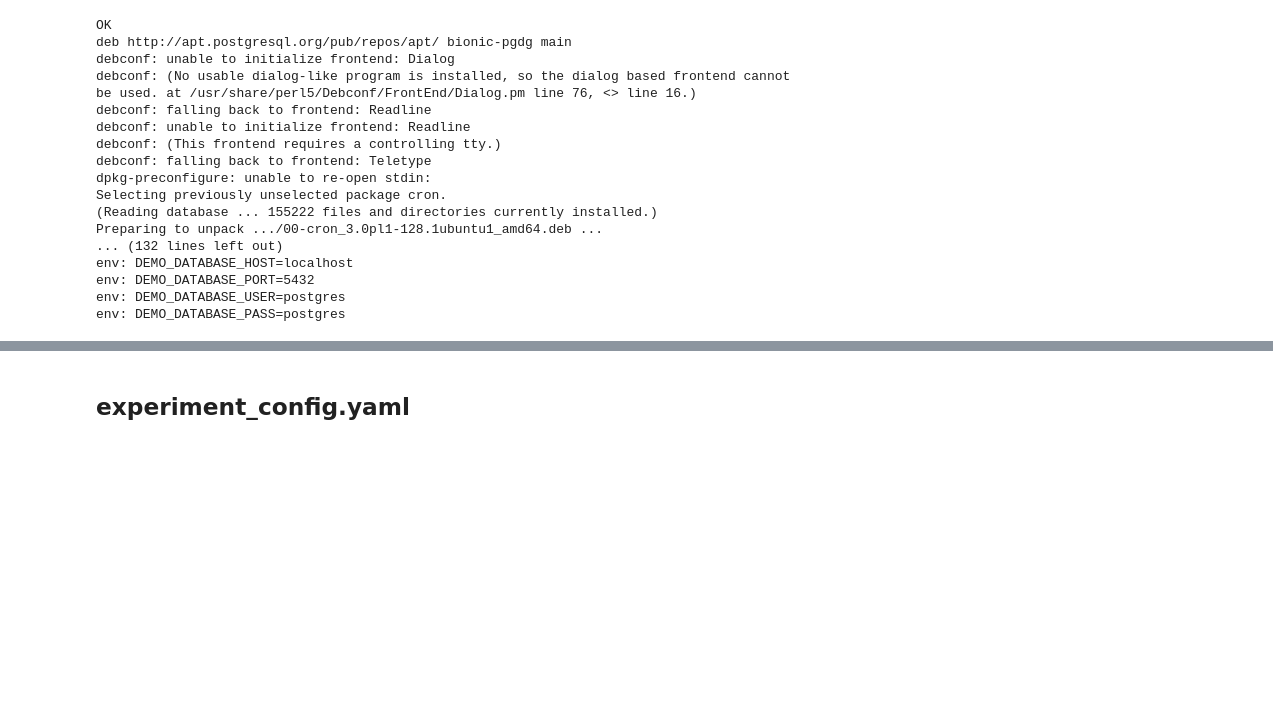
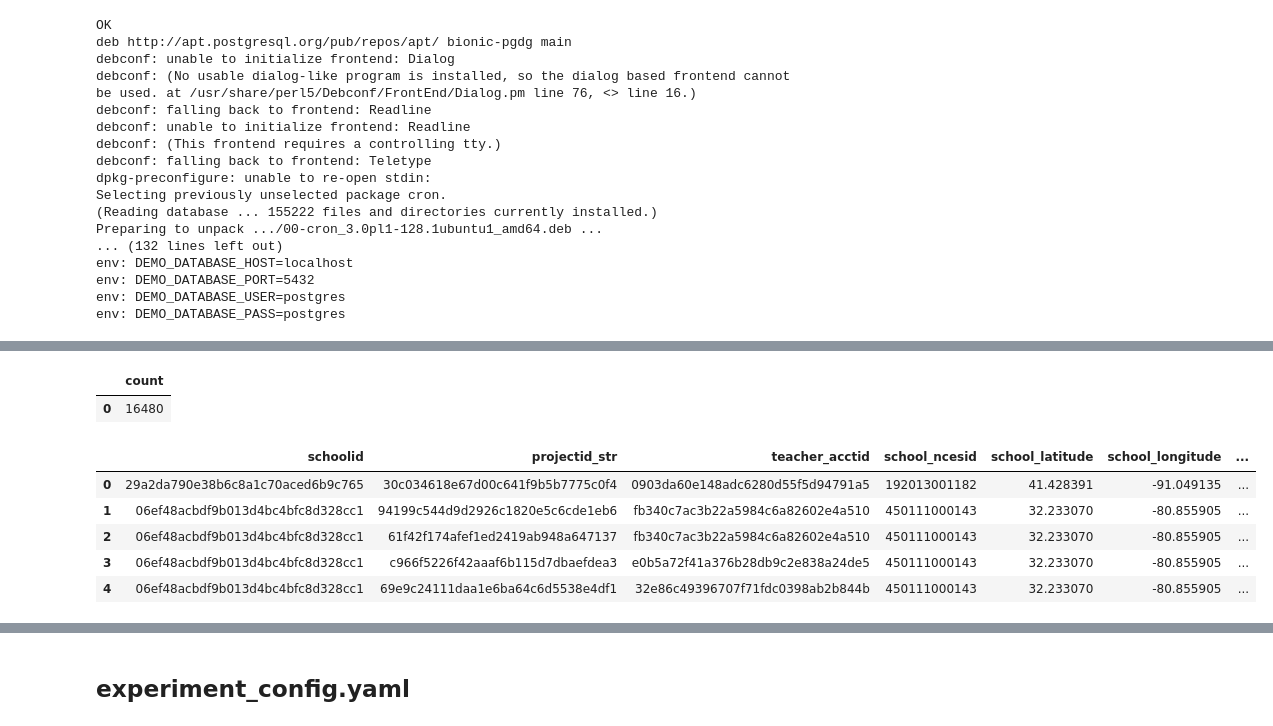
Before and after one commit to dssg/triage, a Jupyter notebook: example/colab/colab_triage.ipynb, the cells around one changed output, grey strips where cells are left out. Saved outputs shown, nothing was run; the diff lists cells and outputs as text; code cells hidden in the pictures; blank space fills up the shorter version.

```diff
--- a/example/colab/colab_triage.ipynb
+++ b/example/colab/colab_triage.ipynb
@@ -79,0 +89,15 @@ Successfully installed Dickens-1.0.1 Flask-0.12.2 Flask-Bootstrap-3.3.7.1 Mako-1
+# %%
+from sqlalchemy.engine.url import URL
+from triage.util.db import create_engine
+import pandas as pd
+
+db_url = URL(
+            'postgres',
+            host='localhost',
+            username='postgres',
+            database='donors_choose',
+            password='postgres',
+            port=5432,
+        )
+
+db_engine = create_engine(db_url)
@@ -79,0 +112,14 @@ Successfully installed Dickens-1.0.1 Flask-0.12.2 Flask-Bootstrap-3.3.7.1 Mako-1
+# %%
+pd.read_sql('SELECT COUNT(*) FROM data.projects', db_engine)
+# %% [output]
+|  | count |
+| 0 | 16480 |
+# %%
+pd.read_sql('SELECT * FROM data.projects LIMIT 5', db_engine)
+# %% [output]
+|  | schoolid | projectid_str | teacher_acctid | school_ncesid | school_latitude | school_longitude | ... |
+| 0 | 29a2da790e38b6c8a1c70aced6b9c765 | 30c034618e67d00c641f9b5b7775c0f4 | 0903da60e148adc6280d55f5d94791a5 | 192013001182 | 41.428391 | -91.049135 | ... |
+| 1 | 06ef48acbdf9b013d4bc4bfc8d328cc1 | 94199c544d9d2926c1820e5c6cde1eb6 | fb340c7ac3b22a5984c6a82602e4a510 | 450111000143 | 32.233070 | -80.855905 | ... |
+| 2 | 06ef48acbdf9b013d4bc4bfc8d328cc1 | 61f42f174afef1ed2419ab948a647137 | fb340c7ac3b22a5984c6a82602e4a510 | 450111000143 | 32.233070 | -80.855905 | ... |
+| 3 | 06ef48acbdf9b013d4bc4bfc8d328cc1 | c966f5226f42aaaf6b115d7dbaefdea3 | e0b5a72f41a376b28db9c2e838a24de5 | 450111000143 | 32.233070 | -80.855905 | ... |
+| 4 | 06ef48acbdf9b013d4bc4bfc8d328cc1 | 69e9c24111daa1e6ba64c6d5538e4df1 | 32e86c49396707f71fdc0398ab2b844b | 450111000143 | 32.233070 | -80.855905 | ... |
```
Also changed, not shown: parts of 23 cells of this notebook.
